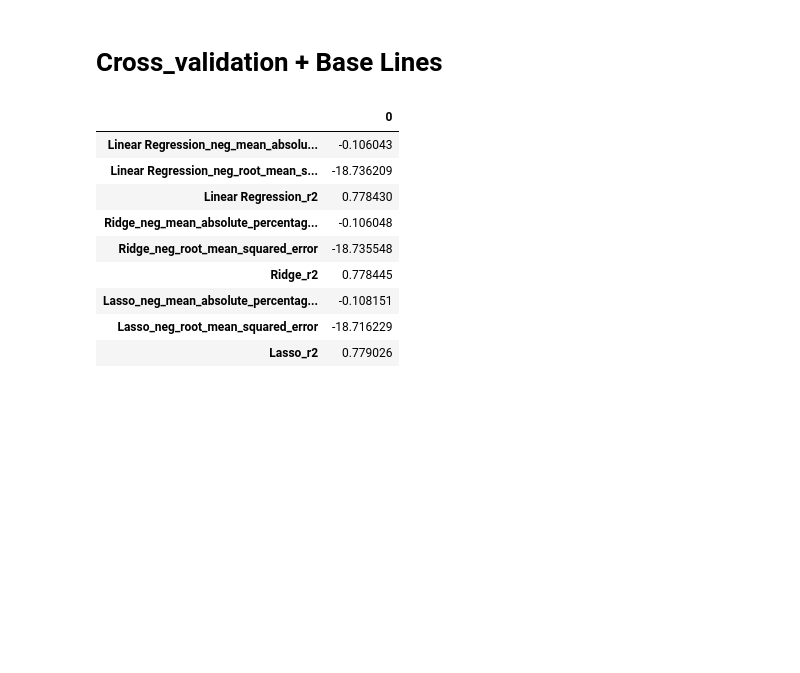
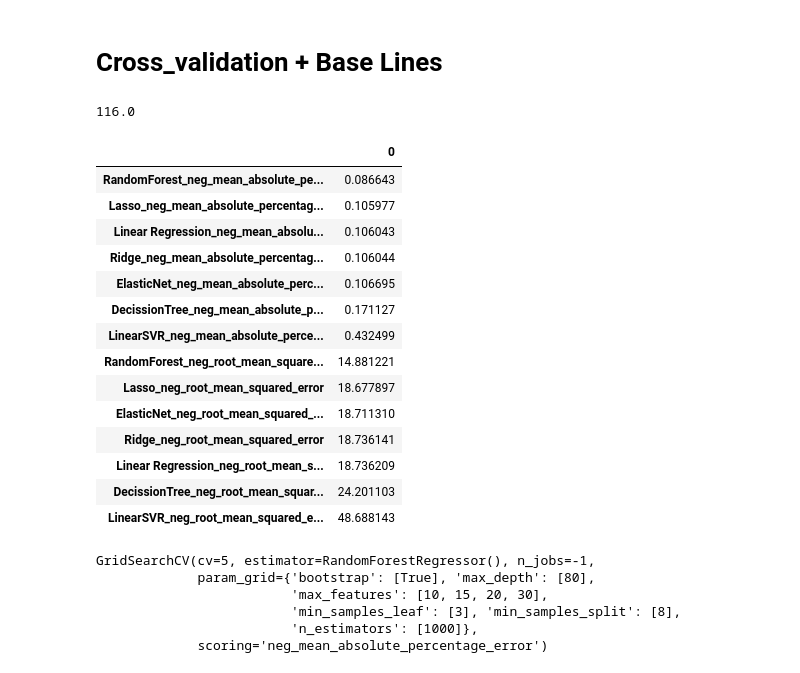
Before and after one commit to jmayordomom/ML_TennisPredict, a Jupyter notebook: src/notebooks/02_ProcesadoDatos.ipynb, the cells around one changed output. Cells and saved outputs as stored; diff of their text form; code cells hidden in the pictures; blank space fills up the shorter version.

Commit message:
Modelo supervisado

```diff
--- a/src/notebooks/02_ProcesadoDatos.ipynb
+++ b/src/notebooks/02_ProcesadoDatos.ipynb
@@ -81,15 +73,24 @@ X_train, X_test, y_train, y_test = train_test_split(X, y, train_size = 0.8, rand
 # %% [markdown]
 # Cross_validation + Base Lines
 # %%
+from sklearn.linear_model import ElasticNet
+from sklearn.svm import LinearSVR
+from sklearn.tree import DecisionTreeRegressor
+from sklearn.ensemble import RandomForestRegressor
+
+
 modelos = {
     "Linear Regression": LinearRegression(),
-    "Ridge": Ridge(),
-    "Lasso": Lasso(),
-
+   "Ridge": Ridge(alpha=0.1, solver="cholesky"),
+    "Lasso": Lasso(alpha=0.1),
+    "ElasticNet": ElasticNet(alpha=0.1, l1_ratio=0.5),
+    "LinearSVR": LinearSVR(epsilon=0.5, dual=True, random_state=42),
+    "DecissionTree":DecisionTreeRegressor(max_depth=2, random_state=42),
+    "RandomForest":RandomForestRegressor(n_estimators=10, random_state=42)
 }
 
 # Define las métricas a usar
-metricas = ["neg_mean_absolute_percentage_error", "neg_root_mean_squared_error", "r2"]
+metricas = ["neg_mean_absolute_percentage_error", "neg_root_mean_squared_error"]
 
 resultados_dict = {}
 
@@ -102,16 +103,55 @@ for nombre_modelo, modelo in modelos.items():
 
 # Convertir el diccionario de resultados en DataFrame
 resultados_df = pd.DataFrame([resultados_dict])
+# %%
+data["minutes"].mean().round(2)
+# %% [output]
+116.0
 # %%
-resultados_df.T
+resultados_df = resultados_df.T
-# %% [output]
-|  | 0 |
-| Linear Regression_neg_mean_absolu... | -0.106043 |
-| Linear Regression_neg_root_mean_s... | -18.736209 |
-| Linear Regression_r2 | 0.778430 |
-| Ridge_neg_mean_absolute_percentag... | -0.106048 |
-| Ridge_neg_root_mean_squared_error | -18.735548 |
-| Ridge_r2 | 0.778445 |
-| Lasso_neg_mean_absolute_percentag... | -0.108151 |
-| Lasso_neg_root_mean_squared_error | -18.716229 |
-| Lasso_r2 | 0.779026 |
+# %%
+abs(resultados_df).sort_values(by=0, ascending=True)
+# %% [output]
+|  | 0 |
+| RandomForest_neg_mean_absolute_pe... | 0.086643 |
+| Lasso_neg_mean_absolute_percentag... | 0.105977 |
+| Linear Regression_neg_mean_absolu... | 0.106043 |
+| Ridge_neg_mean_absolute_percentag... | 0.106044 |
+| ElasticNet_neg_mean_absolute_perc... | 0.106695 |
+| DecissionTree_neg_mean_absolute_p... | 0.171127 |
+| LinearSVR_neg_mean_absolute_perce... | 0.432499 |
+| RandomForest_neg_root_mean_square... | 14.881221 |
+| Lasso_neg_root_mean_squared_error | 18.677897 |
+| ElasticNet_neg_root_mean_squared_... | 18.711310 |
+| Ridge_neg_root_mean_squared_error | 18.736141 |
+| Linear Regression_neg_root_mean_s... | 18.736209 |
+| DecissionTree_neg_root_mean_squar... | 24.201103 |
+| LinearSVR_neg_root_mean_squared_e... | 48.688143 |
+# %%
+from sklearn.model_selection import GridSearchCV
+
+param_grid = {
+    'bootstrap': [True],
+    'max_depth': [80],
+    'max_features': [10, 15, 20, 30],
+    'min_samples_leaf': [3],
+    'min_samples_split': [8],
+    'n_estimators': [1000]
+}
+
+elastic = RandomForestRegressor()
+
+grid_search = GridSearchCV(elastic,
+                           param_grid,
+                           cv=5,
+                           scoring='neg_mean_absolute_percentage_error',
+                           n_jobs=-1
+                          )
+grid_search.fit(X_train, y_train)
+# %% [output]
+GridSearchCV(cv=5, estimator=RandomForestRegressor(), n_jobs=-1,
+             param_grid={'bootstrap': [True], 'max_depth': [80],
+                         'max_features': [10, 15, 20, 30],
+                         'min_samples_leaf': [3], 'min_samples_split': [8],
+                         'n_estimators': [1000]},
+             scoring='neg_mean_absolute_percentage_error')
```
Also changed, not shown: parts of 4 cells of this notebook, 1 other file.
